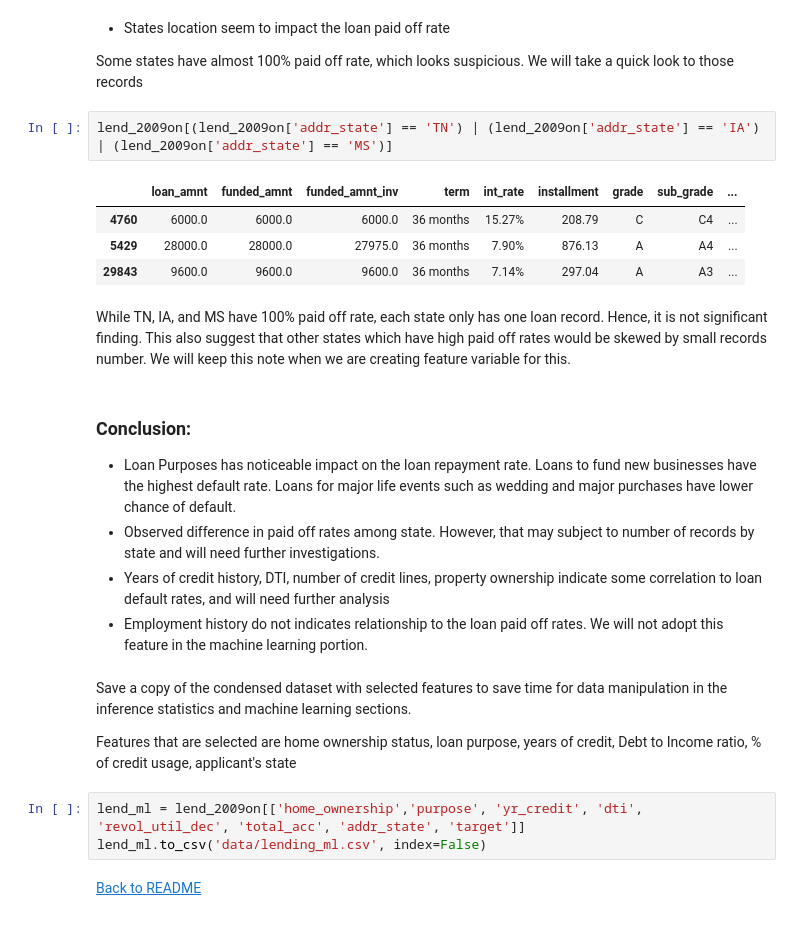
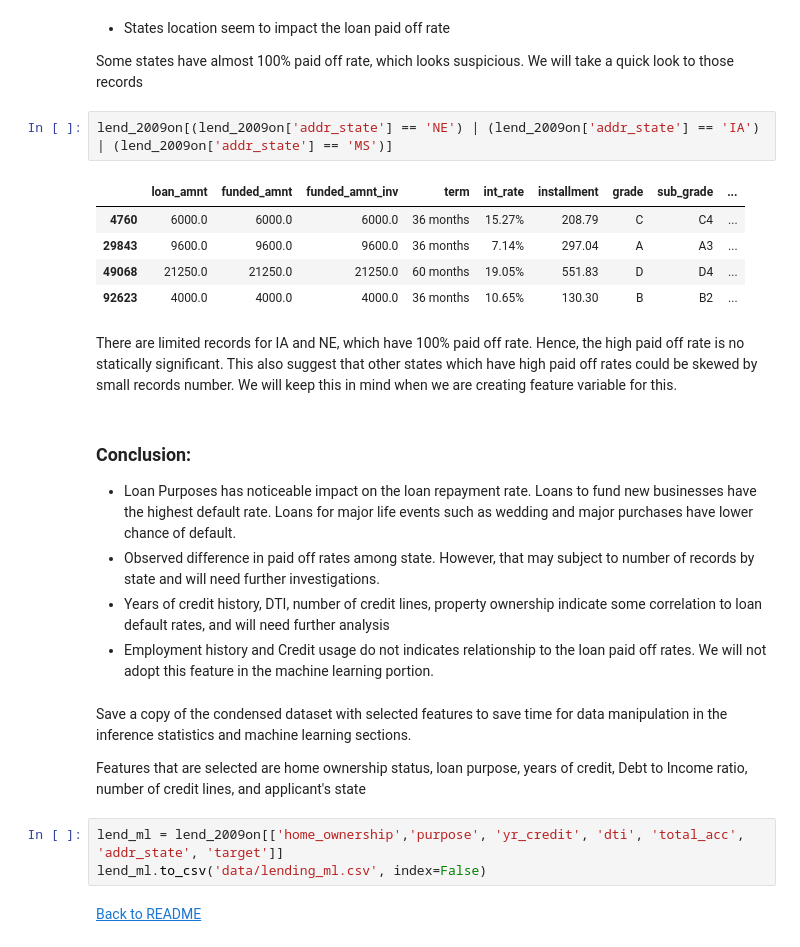
Before and after one commit to sittingman/lending_repayment, a Jupyter notebook: data_exploratory.ipynb, the cells around one changed output. Drawn from its saved outputs; the diff is of its cells as text.

```diff
--- a/data_exploratory.ipynb
+++ b/data_exploratory.ipynb
@@ -181,27 +236,28 @@ state.plot(kind='bar', figsize=(15,5), title='States of the borrowers');
 
 Some states have almost 100% paid off rate, which looks suspicious. We will take a quick look to those records
 # %%
-lend_2009on[(lend_2009on['addr_state'] == 'TN') | (lend_2009on['addr_state'] == 'IA') | (lend_2009on['addr_state'] == 'MS')]
+lend_2009on[(lend_2009on['addr_state'] == 'NE') | (lend_2009on['addr_state'] == 'IA') | (lend_2009on['addr_state'] == 'MS')]
 # %% [output]
 |  | loan_amnt | funded_amnt | funded_amnt_inv | term | int_rate | installment | grade | sub_grade | ... |
 | 4760 | 6000.0 | 6000.0 | 6000.0 | 36 months | 15.27% | 208.79 | C | C4 | ... |
-| 5429 | 28000.0 | 28000.0 | 27975.0 | 36 months | 7.90% | 876.13 | A | A4 | ... |
 | 29843 | 9600.0 | 9600.0 | 9600.0 | 36 months | 7.14% | 297.04 | A | A3 | ... |
+| 49068 | 21250.0 | 21250.0 | 21250.0 | 60 months | 19.05% | 551.83 | D | D4 | ... |
+| 92623 | 4000.0 | 4000.0 | 4000.0 | 36 months | 10.65% | 130.30 | B | B2 | ... |
 # %% [markdown]
-While TN, IA, and MS have 100% paid off rate, each state only has one loan record. Hence, it is not significant finding. This also suggest that other states which have high paid off rates would be skewed by small records number. We will keep this note when we are creating feature variable for this.
+There are limited records for IA and NE, which have 100% paid off rate. Hence, the high paid off rate is no statically significant. This also suggest that other states which have high paid off rates could be skewed by small records number. We will keep this in mind when we are creating feature variable for this.
 # %% [markdown]
 ### Conclusion:
 
 - Loan Purposes has noticeable impact on the loan repayment rate. Loans to fund new businesses have the highest default rate. Loans for major life events such as wedding and major purchases have lower chance of default.
 - Observed difference in paid off rates among state. However, that may subject to number of records by state and will need further investigations.
 - Years of credit history, DTI, number of credit lines, property ownership indicate some correlation to loan default rates, and will need further analysis
-- Employment history do not indicates relationship to the loan paid off rates. We will not adopt this feature in the machine learning portion.
+- Employment history and Credit usage do not indicates relationship to the loan paid off rates. We will not adopt this feature in the machine learning portion.
 # %% [markdown]
 Save a copy of the condensed dataset with selected features to save time for data manipulation in the inference statistics and machine learning sections.
 
-Features that are selected are home ownership status, loan purpose, years of credit, Debt to Income ratio, % of credit usage, applicant's state
+Features that are selected are home ownership status, loan purpose, years of credit, Debt to Income ratio, number of credit lines, and applicant's state
 # %%
-lend_ml = lend_2009on[['home_ownership','purpose', 'yr_credit', 'dti', 'revol_util_dec', 'total_acc', 'addr_state', 'target']]
+lend_ml = lend_2009on[['home_ownership','purpose', 'yr_credit', 'dti', 'total_acc', 'addr_state', 'target']]
 lend_ml.to_csv('data/lending_ml.csv', index=False)
 # %% [markdown]
 [Back to README](https://github.com/sittingman/lending_repayment)
```
Also changed, not shown: parts of 24 cells of this notebook, 2 other files.
